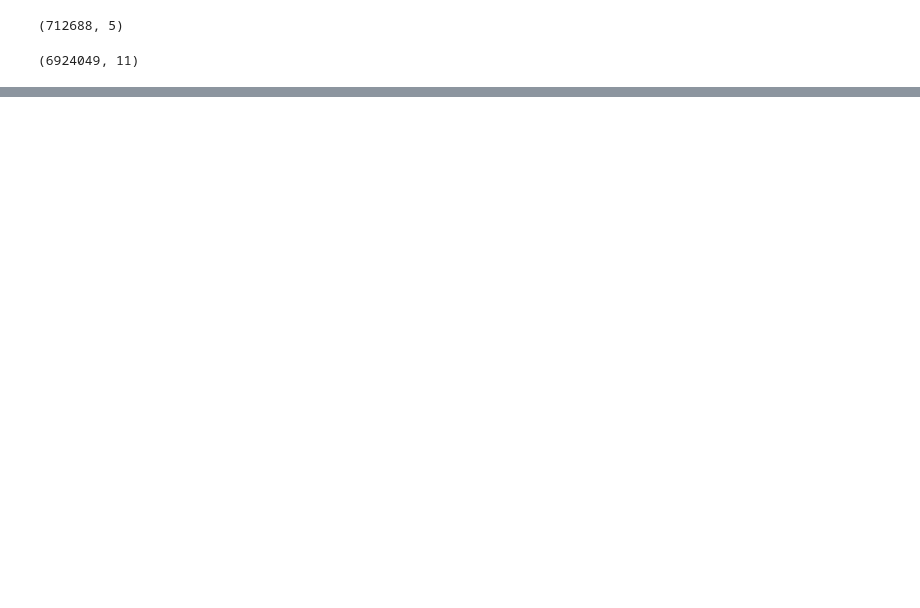
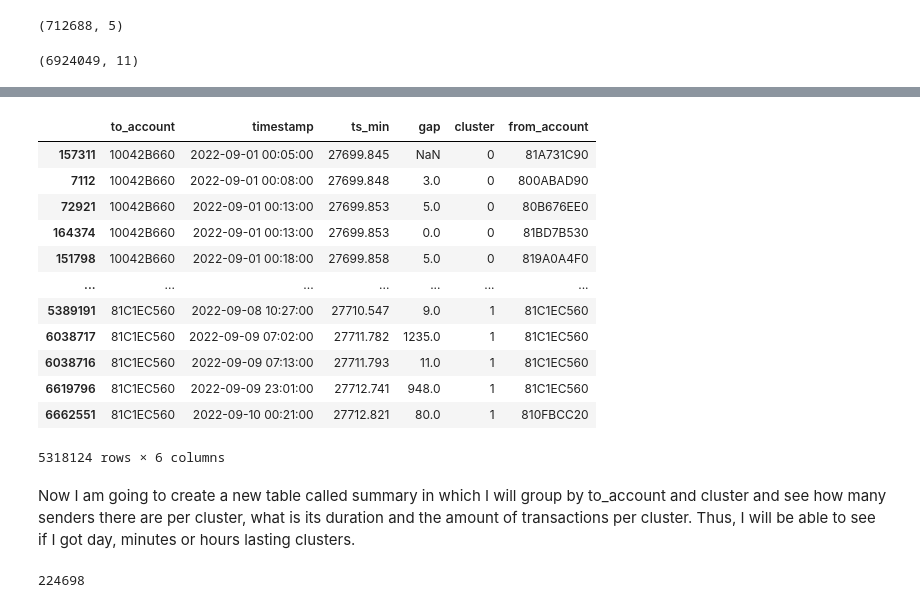
Before and after one commit to rgcou/aml-transaction-analysis1, a Jupyter notebook: AML exploratory analysis.ipynb, the cells around one changed output, grey strips where cells are left out. Saved outputs shown, nothing was run; the diff lists cells and outputs as text; code cells hidden in the pictures; blank space fills up the shorter version.

```diff
--- a/AML exploratory analysis.ipynb
+++ b/AML exploratory analysis.ipynb
@@ -485,0 +656,3 @@ dftransactions.shape
+# %%
+time_table_1["gap"] = time_table_1.groupby("to_account")["timestamp"].diff()
+time_table_1
@@ -485,0 +673,3 @@ dftransactions.shape
+# %%
+time_table_1["gap"] = time_table_1["gap"].dt.total_seconds()/60
+time_table_1
@@ -485,0 +880,9 @@ dftransactions.shape
+# %%
+def cluster(group):
+    X = group["ts_min"].values.reshape(-1, 1)
+    return pd.Series(
+        DBSCAN(eps=2, min_samples=3).fit_predict(X),
+        index=group.index
+    )
+
+result = time_table_1.groupby("to_account", group_keys=False).apply(cluster)
@@ -485,0 +899,4 @@ dftransactions.shape
+# %%
+time_table_1["cluster"] = result
+
+time_table_1
@@ -485,0 +917,20 @@ dftransactions.shape
+# %%
+time_table_1["from_account"] = focusGroup["account"]
+time_table_1
+# %% [output]
+|  | to_account | timestamp | ts_min | gap | cluster | from_account |
+| 157311 | 10042B660 | 2022-09-01 00:05:00 | 27699.845 | NaN | 0 | 81A731C90 |
+| 7112 | 10042B660 | 2022-09-01 00:08:00 | 27699.848 | 3.0 | 0 | 800ABAD90 |
+| 72921 | 10042B660 | 2022-09-01 00:13:00 | 27699.853 | 5.0 | 0 | 80B676EE0 |
+| 164374 | 10042B660 | 2022-09-01 00:13:00 | 27699.853 | 0.0 | 0 | 81BD7B530 |
+| 151798 | 10042B660 | 2022-09-01 00:18:00 | 27699.858 | 5.0 | 0 | 819A0A4F0 |
+| ... | ... | ... | ... | ... | ... | ... |
+| 5389191 | 81C1EC560 | 2022-09-08 10:27:00 | 27710.547 | 9.0 | 1 | 81C1EC560 |
+| 6038717 | 81C1EC560 | 2022-09-09 07:02:00 | 27711.782 | 1235.0 | 1 | 81C1EC560 |
+| 6038716 | 81C1EC560 | 2022-09-09 07:13:00 | 27711.793 | 11.0 | 1 | 81C1EC560 |
+| 6619796 | 81C1EC560 | 2022-09-09 23:01:00 | 27712.741 | 948.0 | 1 | 81C1EC560 |
+| 6662551 | 81C1EC560 | 2022-09-10 00:21:00 | 27712.821 | 80.0 | 1 | 810FBCC20 |
+5318124 rows × 6 columns
+# %% [markdown]
+Now I am going to create a new table called summary in which I will group by to_account and cluster and see how many senders there are per cluster, what is its duration and the amount of transactions per cluster.
+Thus, I will be able to see if I got day, minutes or hours lasting clusters.
@@ -485,0 +945,4 @@ dftransactions.shape
+# %%
+cluster_summary.reset_index()["to_account"].nunique()
+# %% [output]
+224698
```
Also changed, not shown: parts of 72 cells of this notebook.
